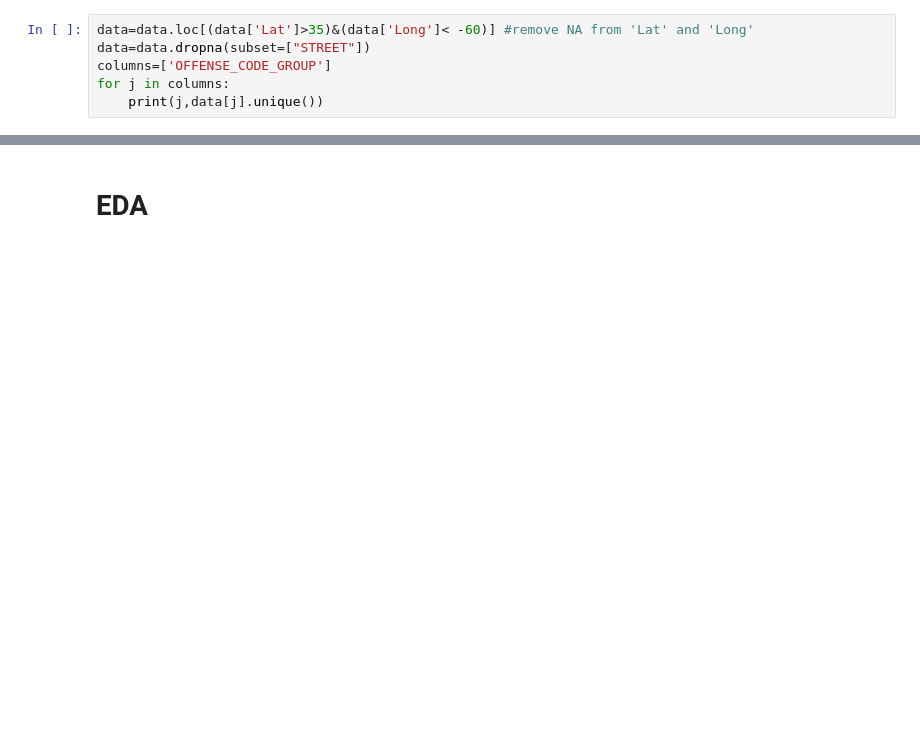
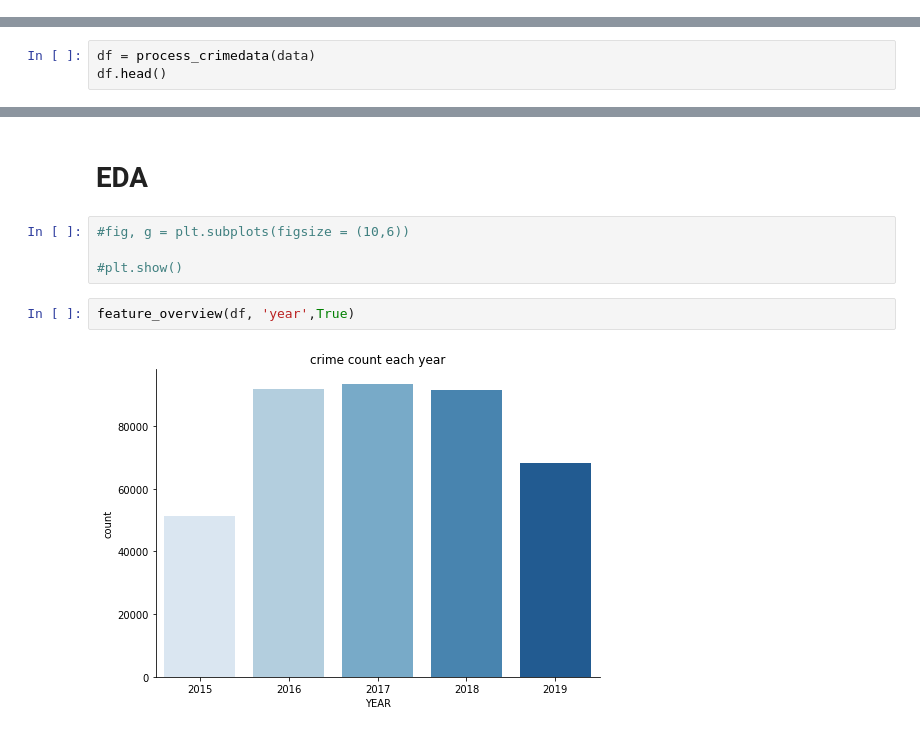
Before and after one commit to osiajod/DS1-Final, a Jupyter notebook: CrimeDataVis.ipynb, the cells around one changed output, grey strips where cells are left out. Cells and saved outputs as stored; diff of their text form; blank space fills up the shorter version.

Commit message:
update visualizations

```diff
--- a/CrimeDataVis.ipynb
+++ b/CrimeDataVis.ipynb
@@ -10,8 +11,2 @@ import time
 # %%
 data = pd.read_csv('./data/crimedata.csv')
-# %%
-data=data.loc[(data['Lat']>35)&(data['Long']< -60)] #remove NA from 'Lat' and 'Long'
-data=data.dropna(subset=["STREET"])
-columns=['OFFENSE_CODE_GROUP']
-for j in columns:
-    print(j,data[j].unique())
@@ -65,0 +13,3 @@ data.head()
+# %%
+df = process_crimedata(data)
+df.head()
@@ -66,2 +23,10 @@ data.head()
 # %% [markdown]
 # EDA
+# %%
+#fig, g = plt.subplots(figsize = (10,6))
+
+#plt.show()
+# %%
+feature_overview(df, 'year',True)
+# %% [output]
+[figure, added]
```
Also changed, not shown: parts of 11 cells of this notebook, 8 other files.
